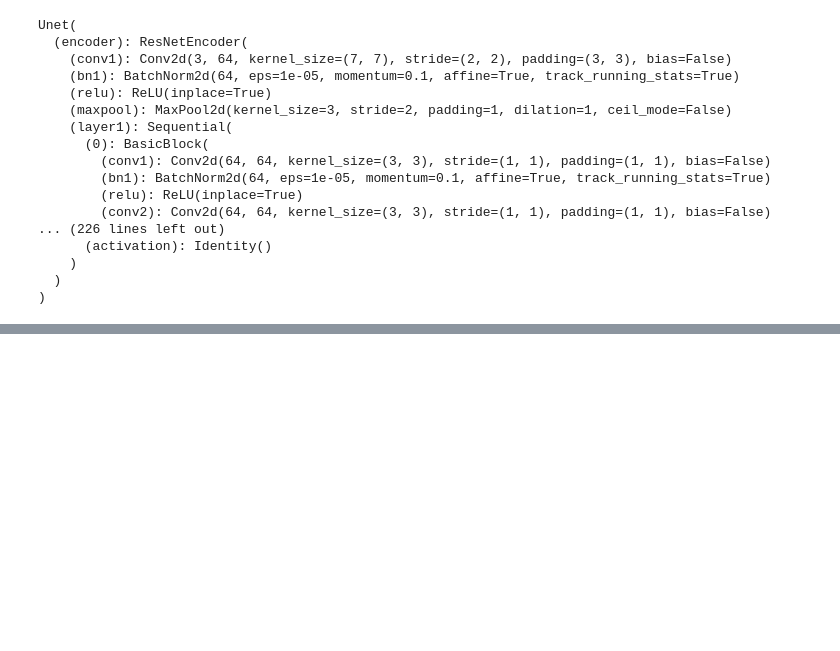
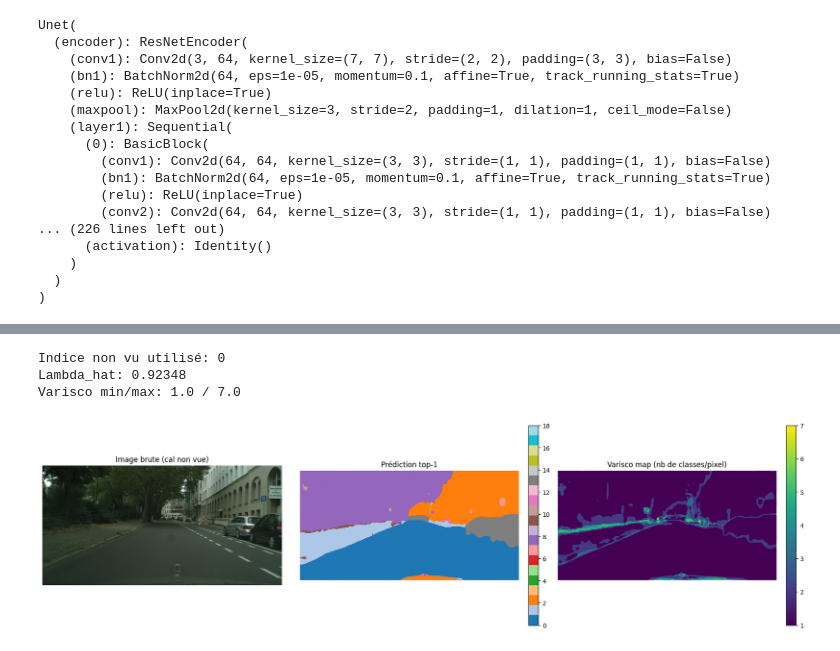
Before and after one commit to Gautier2Marsac/Unet, a Jupyter notebook: Calibration.ipynb, the cells around one changed output, grey strips where cells are left out. Cells and saved outputs as stored; diff of their text form; code cells hidden in the pictures; blank space fills up the shorter version.

Commit message:
add calibration + varisco

```diff
--- a/Calibration.ipynb
+++ b/Calibration.ipynb
@@ -219 +225,64 @@ Seuil de risque optimal (lambda_hat) : 0.90774
 Tu peux maintenant utiliser ce seuil pour l'inférence !
+# %%
+# ==========================================
+# 6. INFÉRENCE SUR UN POINT NON VU + VARISCO MAP
+# ==========================================
+import matplotlib.pyplot as plt
+from PIL import Image
+from utils import thresholding
+
+if len(calib_dataset) <= len(calibration_indices_set):
+    raise RuntimeError(
+        "Pas assez d'images dans le split cal pour choisir un point non vu."
+    )
+
+# Choisir un indice hors calibration
+all_indices = np.arange(len(calib_dataset))
+candidate_indices = np.array([i for i in all_indices if i not in calibration_indices_set])
+unseen_idx = int(candidate_indices[0])
+
+# Récupérer image + masque (transformés)
+image_tensor, mask_tensor = calib_dataset[unseen_idx]
+images = image_tensor.unsqueeze(0).to(DEVICE, non_blocking=True)
+
+# Inférence
+with torch.no_grad():
+    with torch.autocast(device_type="cuda", dtype=torch.float16, enabled=(DEVICE == "cuda")):
+        logits = model(images)
+        probs = F.softmax(logits, dim=1)[0].cpu().numpy()  # (K, H, W)
+
+# Ensemble conforme et varisco map
+Z = thresholding(probs, lambda_hat)  # (K, H, W) binaire
+varisco_map = Z.sum(axis=0)          # (H, W): nombre de classes gardées
+top1_map = np.argmax(probs, axis=0)
+
+# Image RGB brute pour visualisation
+img_path, _ = calib_dataset.samples[unseen_idx]
+img_raw = np.array(Image.open(img_path).convert("RGB").resize((512, 256)))
+
+print(f"Indice non vu utilisé: {unseen_idx}")
+print(f"Lambda_hat: {lambda_hat:.5f}")
+print(f"Varisco min/max: {varisco_map.min()} / {varisco_map.max()}")
+
+fig, ax = plt.subplots(1, 3, figsize=(18, 5))
+ax[0].imshow(img_raw)
+ax[0].set_title("Image brute (cal non vue)")
+ax[0].axis("off")
+
+im1 = ax[1].imshow(top1_map, vmin=0, vmax=NUM_CLASSES - 1, cmap="tab20")
+ax[1].set_title("Prédiction top-1")
+ax[1].axis("off")
+plt.colorbar(im1, ax=ax[1], fraction=0.046, pad=0.04)
+
+im2 = ax[2].imshow(varisco_map, cmap="viridis")
+ax[2].set_title("Varisco map (nb de classes/pixel)")
+ax[2].axis("off")
+plt.colorbar(im2, ax=ax[2], fraction=0.046, pad=0.04)
+
+plt.tight_layout()
+plt.show()
+# %% [output]
+Indice non vu utilisé: 0
+Lambda_hat: 0.92348
+Varisco min/max: 1.0 / 7.0
+[figure, added]
```
Also changed, not shown: parts of 2 cells of this notebook, 4 other files.
